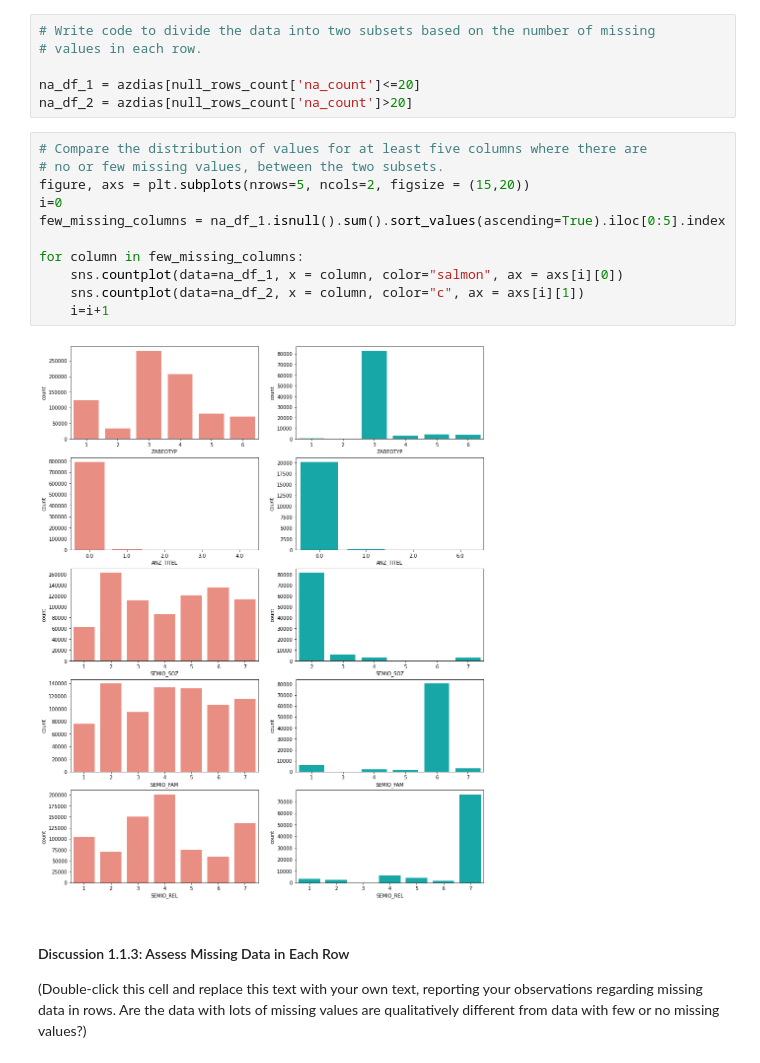
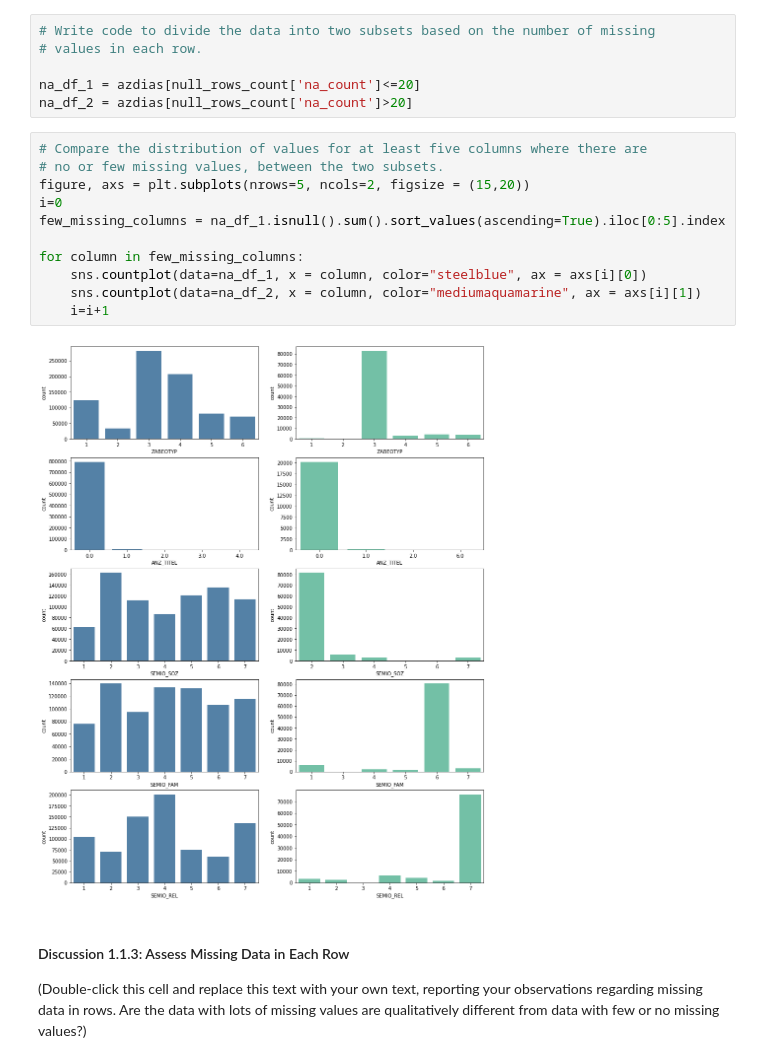
Before and after one commit to maleksaati/Identify_Customer_Segments, a Jupyter notebook: Identify_Customer_Segments.ipynb, the cells around one changed output. Cells and saved outputs as stored; diff of their text form.

```diff
--- a/Identify_Customer_Segments.ipynb
+++ b/Identify_Customer_Segments.ipynb
@@ -247,16 +247,16 @@ na_df_2 = azdias[null_rows_count['na_count']>20]
 # %%
 # Compare the distribution of values for at least five columns where there are
 # no or few missing values, between the two subsets.
 figure, axs = plt.subplots(nrows=5, ncols=2, figsize = (15,20))
 i=0
 few_missing_columns = na_df_1.isnull().sum().sort_values(ascending=True).iloc[0:5].index
 
 for column in few_missing_columns:
-    sns.countplot(data=na_df_1, x = column, color="salmon", ax = axs[i][0])
-    sns.countplot(data=na_df_2, x = column, color="c", ax = axs[i][1])
+    sns.countplot(data=na_df_1, x = column, color="steelblue", ax = axs[i][0])
+    sns.countplot(data=na_df_2, x = column, color="mediumaquamarine", ax = axs[i][1])
     i=i+1
 # %% [output]
-[figure, old version]
+[figure, new version]
 # %% [markdown]
 #### Discussion 1.1.3: Assess Missing Data in Each Row
 
```
